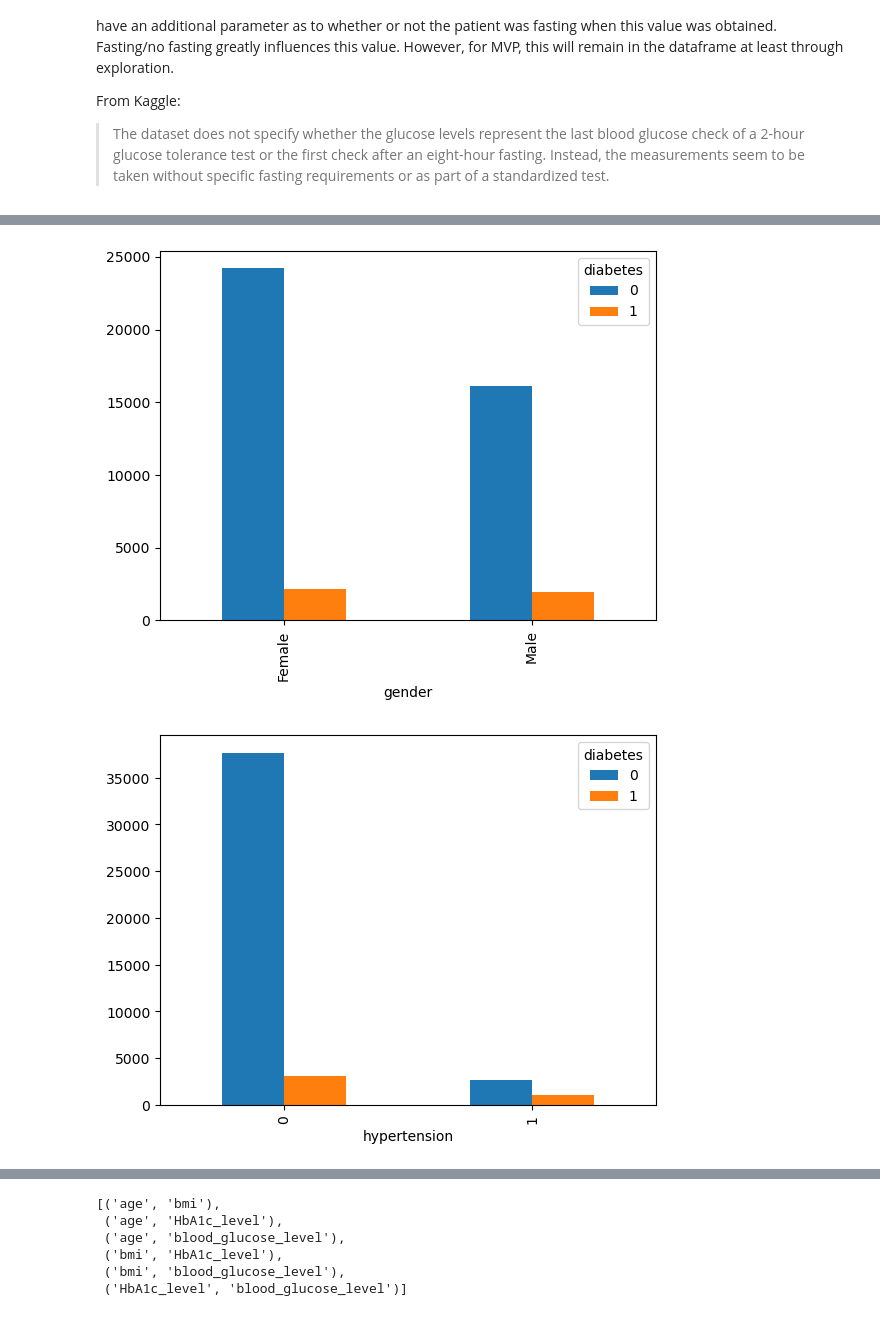
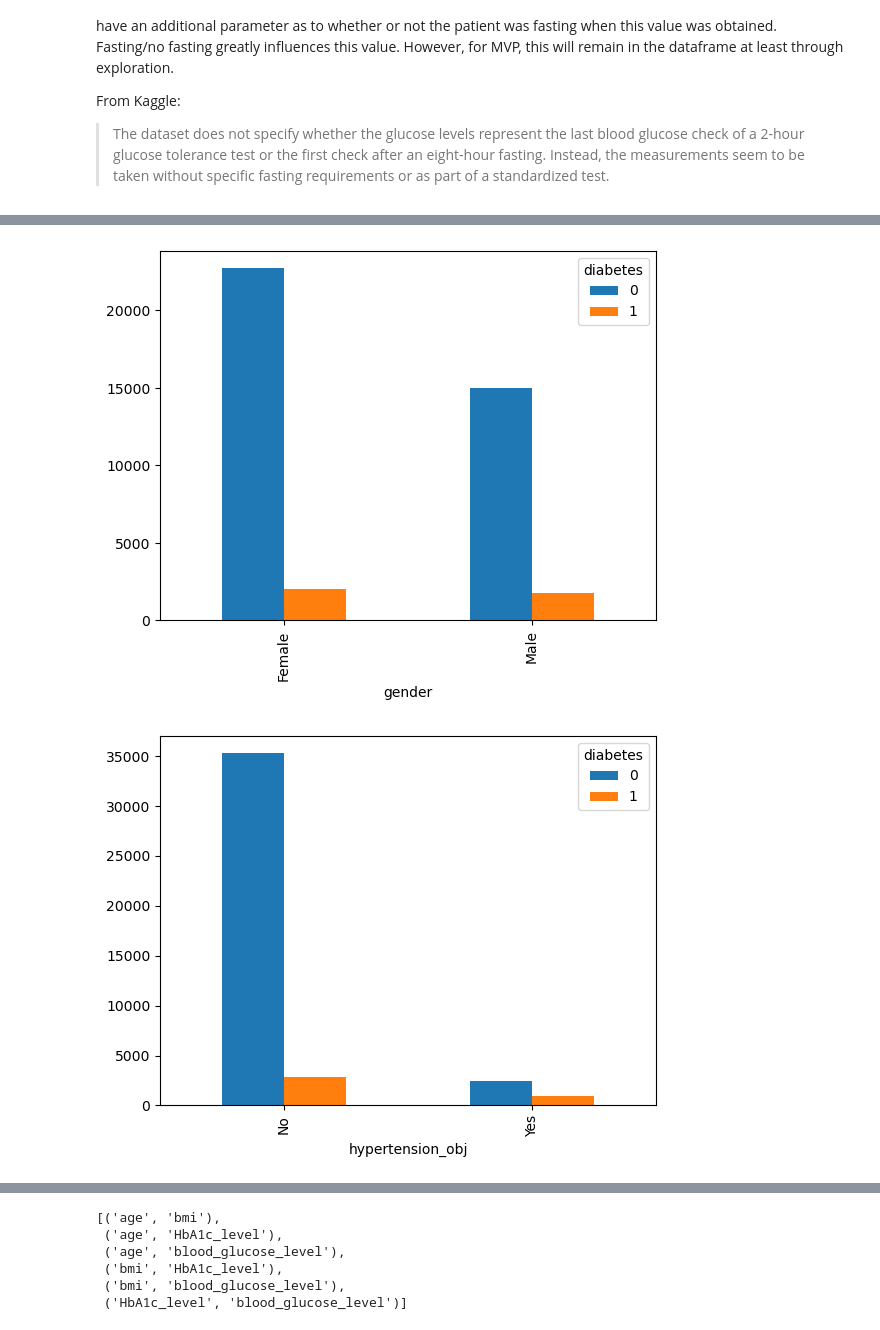
Before and after one commit to wilson-velasco/diabetes-project, a Jupyter notebook: non-final.ipynb, the cells around one changed output, grey strips where cells are left out. Cells and saved outputs as stored; diff of their text form; code cells hidden in the pictures.

```diff
--- a/non-final.ipynb
+++ b/non-final.ipynb
@@ -111,7 +144,7 @@ len(diabetes[diabetes.bmi != 27.32])
 # %%
-plt.figure(figsize=(15,9))
-for i, col in enumerate(diabetes.select_dtypes(include='number')):
-    plt.subplot(2,4,(i+1))
+plt.figure(figsize=(15,5))
+for i, col in enumerate(diabetes[['age', 'bmi', 'HbA1c_level', 'blood_glucose_level']]):
+    plt.subplot(1,4,(i+1))
     sns.boxplot(diabetes[col])
 plt.tight_layout()
 plt.show()
@@ -192,7 +225,7 @@ def split_data(df, target):
 
     # Second round of split (train and validate)
     train, validate = train_test_split(train_validate,
-                                       test_size=.25,
+                                       test_size=.30,
                                        random_state=123,
                                        stratify=train_validate[target])
     return train, validate, test
@@ -212,6 +263,6 @@ plt.figure(figsize=(12,9))
 for i, col in enumerate(train[['age', 'bmi', 'HbA1c_level', 'blood_glucose_level', 'diabetes']]):
     if col != 'diabetes':
         plt.subplot(2,2,(i+1))
-        sns.boxplot(data=train, x='diabetes', y=col)
+        sns.boxplot(data=train, x='diabetes', y=col).set
 plt.show()
 # %% [output]
@@ -229,0 +283,6 @@ train[['heart_disease', 'diabetes']].plot(ax=axes[2], kind='bar');
+# %%
+fig, axes = plt.subplots(1, 3, figsize=(15, 5))
+for i, col in enumerate(train[['gender', 'hypertension_obj', 'heart_obj', 'diabetes']]):
+    if col != 'diabetes':
+        pct = pd.crosstab(train[col], train.diabetes)
+        sns.barplot(ax=axes[i], data=train, x=col, y='diabetes')
@@ -230,12 +301,13 @@ train[['heart_disease', 'diabetes']].plot(ax=axes[2], kind='bar');
 # %%
-# plt.figure(figsize=(12,9))
-for i, col in enumerate(train[['gender', 'hypertension', 'heart_disease', 'diabetes']]):
+#fig, axes = plt.subplots(1, 3, figsize=(15, 5))
+
+for i, col in enumerate(train[['gender', 'hypertension_obj', 'heart_obj', 'diabetes']]):
+#    plt.figure(figsize=(12,9))
     if col != 'diabetes':
-#         plt.subplot(1,3,(i+1))
         pct = pd.crosstab(train[col], train.diabetes)
         pct.plot.bar()
 
-    plt.show()
+plt.show()
 # %% [output]
-[figure, old version]
+[figure, new version]
-[figure, old version]
+[figure, new version]
```
Also changed, not shown: parts of 82 cells of this notebook, 3 other files.
